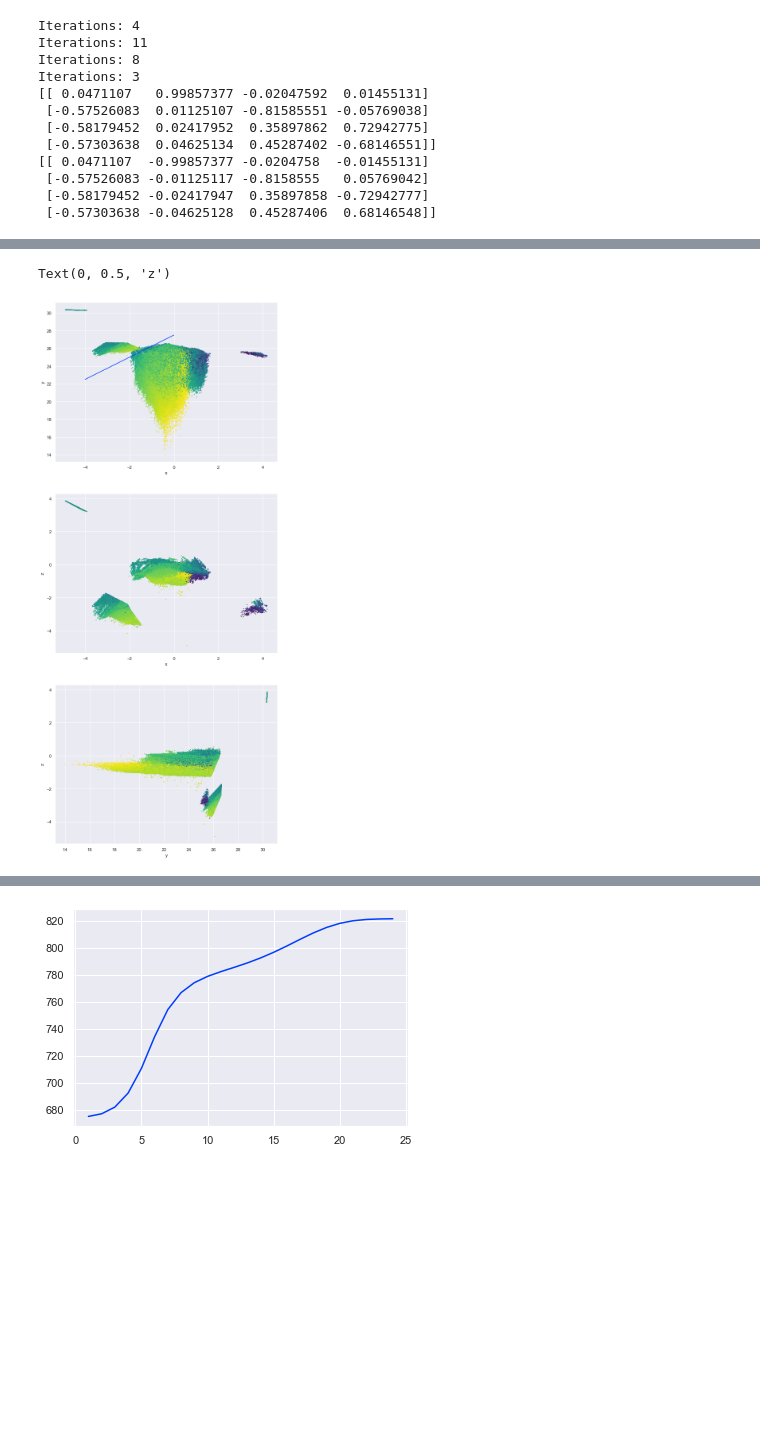
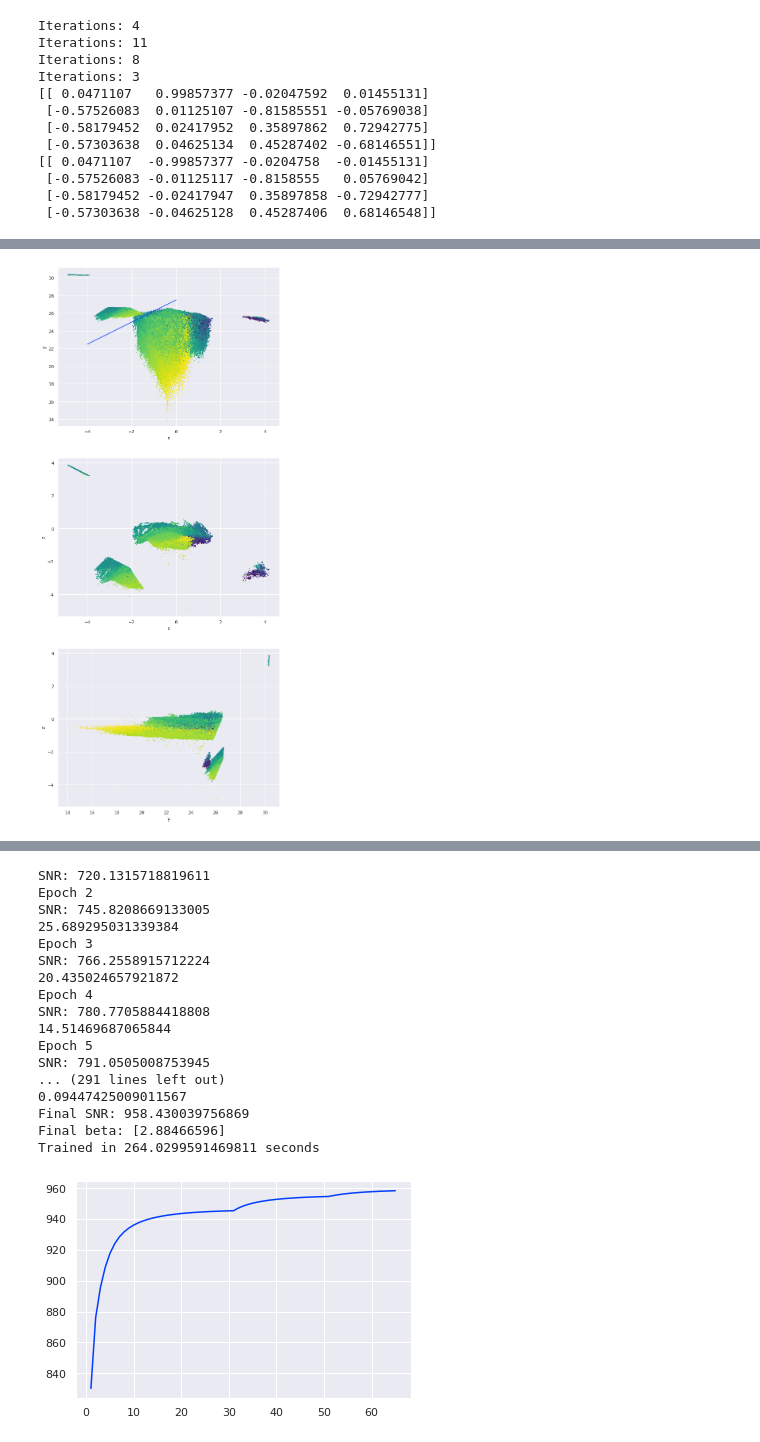
Before and after one commit to LSSTDESC/tomo_challenge, a Jupyter notebook: notebooks/pca_cluster.ipynb, the cells around one changed output, grey strips where cells are left out. Cells and saved outputs as stored; diff of their text form; code cells hidden in the pictures; blank space fills up the shorter version.

Commit message:
Update pca_cluster with lr annealing.
- Various other improvements as well, like restarts and fom
optimization.

```diff
--- a/notebooks/pca_cluster.ipynb
+++ b/notebooks/pca_cluster.ipynb
@@ -169,31 +168,54 @@ z_cut = z_train[cut]
 fig, ax = plt.subplots(3, 1, figsize=(10, 25))
 
 # Plotting data itself.
-ax[0].scatter(data_cut[:, 0], data_cut[:, 1], s=1, c=z_train[cut], cmap="viridis_r")
+im = ax[0].scatter(data_cut[:, 0], data_cut[:, 1], s=1, c=z_cut, cmap="viridis_r")
 ax[0].set_xlabel("x")
 ax[0].set_ylabel("y")
+
+# The dividing line, is a lot more obvious on the buzzard data set.
 def reg(x):
     return (x) * 5/4 + 27.5
 ax[0].plot([-4, 0], reg(np.asarray([-4, 0])))
-# ax[0].colorbar().set_label("redshift")
 
-ax[1].scatter(data_cut[:, 0], data_cut[:, 2], s=1, c=z_train[cut], cmap="viridis_r")
+ax[1].scatter(data_cut[:, 0], data_cut[:, 2], s=1, c=z_cut, cmap="viridis_r")
 ax[1].set_xlabel("x")
 ax[1].set_ylabel("z")
-# ax[1].colorbar().set_label("redshift")
 
-ax[2].scatter(data_cut[:, 1], data_cut[:, 2], s=1, c=z_train[cut], cmap="viridis_r")
-# ax[2].colorbar().set_label("redshift")
+ax[2].scatter(data_cut[:, 1], data_cut[:, 2], s=1, c=z_cut, cmap="viridis_r")
 ax[2].set_xlabel("y")
 ax[2].set_ylabel("z")
+
+plt.show()
 # %% [output]
-Text(0, 0.5, 'z')
-[figure, old version]
+[figure, new version]
+# %%
+def get_equality_centroids(data, redshift, n_bins=3):
+    # Find the edges that split the redshifts into n_bins bins of
+    # equal number counts in each
+    p = np.linspace(0, 100, n_bins + 1)
+    z_edges = np.percentile(redshift, p)
+
+    training_bin = np.zeros_like(data[:, 0])
+
+    # Now find all the objects in each of these bins
+    for i in range(n_bins):
+        z_low = z_edges[i]
+        z_high = z_edges[i + 1]
+        training_bin[(redshift > z_low) & (redshift <= z_high)] = i
+
+    centroids = []
+    for i in range(0, int(training_bin.max()) + 1):
+        cond = training_bin == i
+        centroids.append(data[cond].mean(axis=0))
+
+    return np.asarray(centroids)
 # %%
-def softmax(x):
-    return jnp.exp(x) / jnp.sum(jnp.exp(x), axis=0)
+@jax.jit
+def softmax(x, beta=1):
+    return jnp.exp(beta * x) / jnp.sum(jnp.exp(beta * x), axis=0)
 
-def d2(points, centroids, z):
+@jax.jit
+def dist(points, centroids, beta=1):
     # Finds the distance between the points and the centroids
     dist = []
     for center in centroids:
@@ -205,7 +227,15 @@ def d2(points, centroids, z):
 
     # Which category these would be assigned to based on their distances
     # soft min, don't have to one_hot then and the gradient should work.
-    cat = softmax(-dist).T
-#     return -compute_snr_score(cat, z, binned_nz=True)
-    return compute_fom(cat, z, binned_nz=True)
+    return softmax(-dist, beta).T
+
+@jax.jit
+def dist_snr(points, centroids, z, beta=1):
+    cat = dist(points, centroids, beta)
+    return -compute_snr_score(cat, z, binned_nz=True)
+
+@jax.jit
+def dist_fom(points, centroids, z, beta=1):
+    cat = dist(points, centroids, beta)
+    return -compute_fom(cat, z, binned_nz=True)
 # %%
@@ -259,7 +337,7 @@ def classify(points, centroids):
     return jnp.argmin(dist, axis=0)
 # %%
 t0 = time.perf_counter()
-centers = fit_centroids(data_cut, z_cut, num_centroids=3, num_epochs=40)
+centers = fit_centroids(data_cut, z_cut, num_centroids=3, num_epochs=70, impl="snr", lr=0.004)
 duration = time.perf_counter() - t0
 print(f"Trained in {duration} seconds")
 # %% [output]
@@ -283,4 +346,21 @@ Trained in 795.2674887659996 seconds
+SNR: 720.1315718819611
+Epoch 2
+SNR: 745.8208669133005
+25.689295031339384
+Epoch 3
+SNR: 766.2558915712224
+20.435024657921872
+Epoch 4
+SNR: 780.7705884418808
+14.51469687065844
+Epoch 5
+SNR: 791.0505008753945
+... (291 lines left out)
+0.09447425009011567
+Final SNR: 958.430039756869
+Final beta: [2.88466596]
+Trained in 264.0299591469811 seconds
-[figure, old version]
+[figure, new version]
 # %%
 fig, ax = plt.subplots(figsize=(15, 10))
 
```
Also changed, not shown: parts of 28 cells of this notebook.
